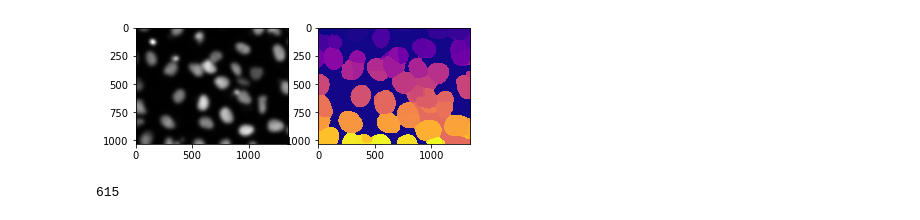
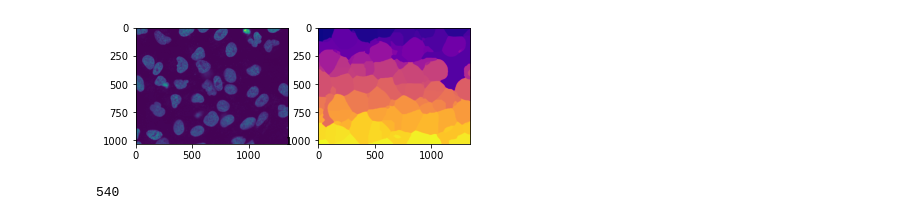
Before and after one commit to Jacob-Relle/MIP-Projekt, a Jupyter notebook: MultiNucleiTest.ipynb, the cells around one changed output. Saved outputs shown, nothing was run; the diff lists cells and outputs as text; code cells hidden in the pictures.

```diff
--- a/MultiNucleiTest.ipynb
+++ b/MultiNucleiTest.ipynb
@@ -5,24 +5,23 @@ import matplotlib.pyplot as plt
 import numpy as np
 from scipy.ndimage.filters import gaussian_filter
 # %%
-image = plt.imread('images/dna-images/gnf/dna-5.png')[...,0]
+image = plt.imread('../images/dna-images/gnf/dna-0.png')[...,0]
 Omega,S = generate_fragments(image,16,0.01,20,2,100)
 
-
-gaus_img = gaussian_filter(image,16)
+#gaus_img = gaussian_filter(image,16)
 fig = plt.figure()
 ax = fig.add_subplot(1, 2, 1)
-imgplot = plt.imshow(gaus_img,cmap='gray')
+imgplot = plt.imshow(image)
 ax = fig.add_subplot(1, 2, 2)
 imgplot = plt.imshow(Omega,cmap='plasma')
 # %% [output]
-[figure, old version]
+[figure, new version]
 # %%
 Z = list(S)
 ListOfCoords = create_images(Omega, Z)
 len(Z)
 # %% [output]
-615
+540
 # %%
 theta, f = optimise_fragments(image, ListOfCoords)
 # %% [output]
```
Also changed, not shown: parts of 3 cells of this notebook, 3 other files.
